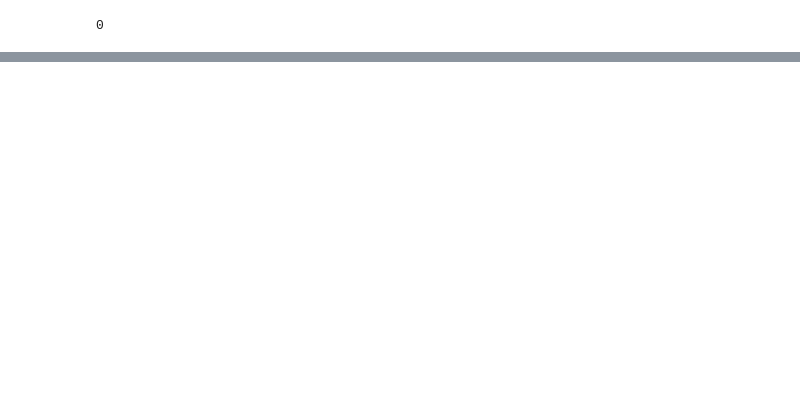
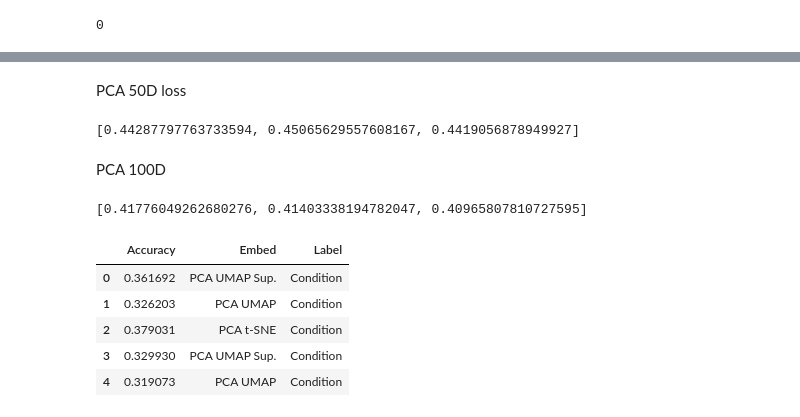
Before and after one commit to pachterlab/CP_2023, a Jupyter notebook: notebooks/celltypePredMCML/gehring_nsc_predictions.ipynb, the cells around one changed output, grey strips where cells are left out. Cells and saved outputs as stored; diff of their text form; code cells hidden in the pictures; blank space fills up the shorter version.

```diff
--- a/notebooks/celltypePredMCML/gehring_nsc_predictions.ipynb
+++ b/notebooks/celltypePredMCML/gehring_nsc_predictions.ipynb
@@ -44,0 +129,3 @@ os.system("mv D1.1997 multiplex.h5ad")
+# %%
+adata = adata[adata.obs['assignments'].isin(tokeep)]
+adata
@@ -44,0 +174,2 @@ os.system("mv D1.1997 multiplex.h5ad")
+# %%
+lab1 = list(adata.obs['assignments'])
@@ -44,0 +215,73 @@ os.system("mv D1.1997 multiplex.h5ad")
+# %% [markdown]
+PCA 50D loss
+# %%
+# Reconstruction loss only
+acc_scorePCA = []
+
+for i in range(3):
+
+  tsvd = TruncatedSVD(n_components=pcs)
+  x_pca = tsvd.fit_transform(adata.X)
+
+  labels = np.array([lab1])
+  train_inds = np.random.choice(len(adata.X), size = int(0.7*len(adata.X)),replace=False)
+  unlab_inds = [i for i in range(len(adata)) if i not in train_inds]
+  labels[:, unlab_inds] = np.nan
+
+  unlabeled_idx = []
+  for i in range(len(adata)):
+      if i not in train_inds:
+          unlabeled_idx.append(i)
+
+  preds = knn_infer(x_pca, train_inds, adata.obs['assignments'].values[train_inds], unlabeled_idx)
+  acc = accuracy_score(adata.obs['assignments'].values[unlabeled_idx], preds)
+  acc_scorePCA.append(acc)
+
+print(acc_scorePCA)
+  # print(f"nnNCA fit in {toc - tic:0.4f} seconds")
+# %% [output]
+[0.44287797763733594, 0.45065629557608167, 0.4419056878949927]
+# %% [markdown]
+PCA 100D
+# %%
+# Reconstruction loss only
+acc_scorePCA100D = []
+
+for i in range(3):
+
+  tsvd = TruncatedSVD(n_components=100)
+  x_pca = tsvd.fit_transform(adata.X)
+
+  labels = np.array([lab1])
+  train_inds = np.random.choice(len(adata.X), size = int(0.7*len(adata.X)),replace=False)
+  unlab_inds = [i for i in range(len(adata)) if i not in train_inds]
+  labels[:, unlab_inds] = np.nan
+
+  unlabeled_idx = []
+  for i in range(len(adata)):
+      if i not in train_inds:
+          unlabeled_idx.append(i)
+
+  preds = knn_infer(x_pca, train_inds, adata.obs['assignments'].values[train_inds], unlabeled_idx)
+  acc = accuracy_score(adata.obs['assignments'].values[unlabeled_idx], preds)
+  acc_scorePCA100D.append(acc)
+
+print(acc_scorePCA100D)
+  # print(f"nnNCA fit in {toc - tic:0.4f} seconds")
+# %% [output]
+[0.41776049262680276, 0.41403338194782047, 0.40965807810727595]
+# %%
+vals = pd.DataFrame()
+
+vals['Accuracy'] = acc_score_2D + acc_scorePCA + acc_scorePCA100D
+vals['Embed'] = ['PCA UMAP Sup.','PCA UMAP','PCA t-SNE']*3 + ['PCA 50D']*3 + ['PCA 100D']*3
+vals['Label'] = ['Condition']*15
+# %%
+vals.head()
+# %% [output]
+|  | Accuracy | Embed | Label |
+| 0 | 0.361692 | PCA UMAP Sup. | Condition |
+| 1 | 0.326203 | PCA UMAP | Condition |
+| 2 | 0.379031 | PCA t-SNE | Condition |
+| 3 | 0.329930 | PCA UMAP Sup. | Condition |
+| 4 | 0.319073 | PCA UMAP | Condition |
```
Also changed, not shown: parts of 14 cells of this notebook.
